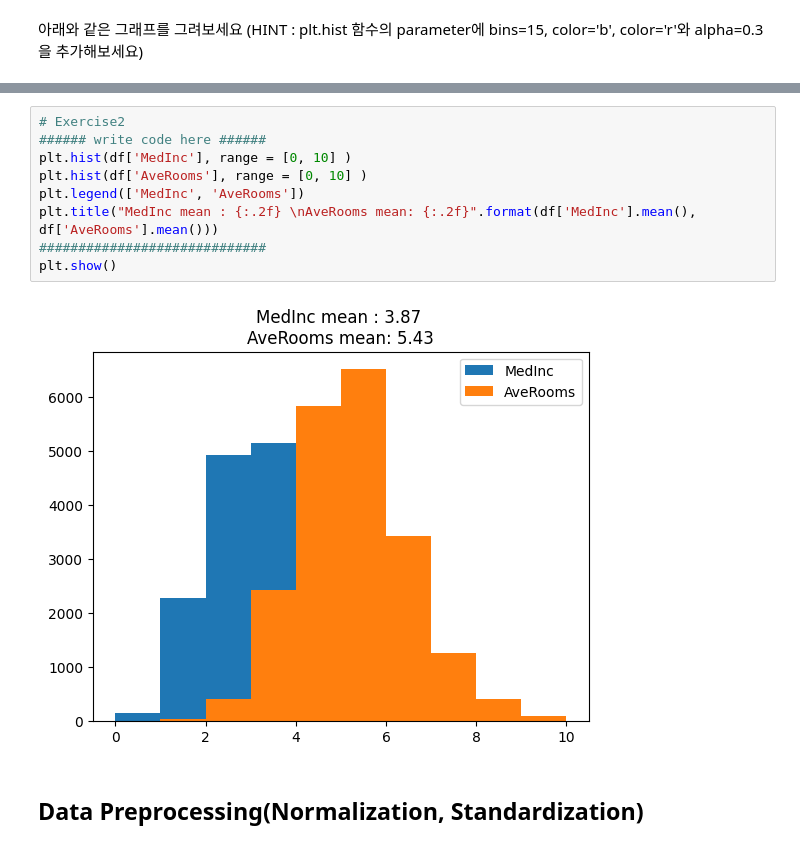
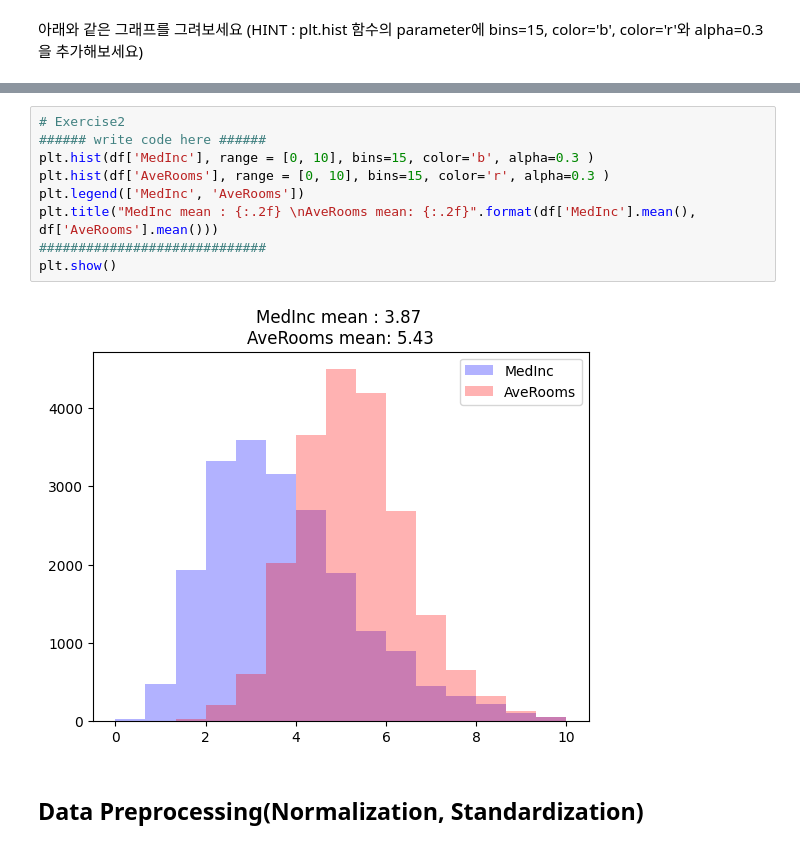
Before and after one commit to rackhyu/2023_SUMMER_SAMSUNG_DL, a Jupyter notebook: 실습자료/Day1/Day1_2_data_visualization_Practice_my.ipynb, the cells around one changed output, grey strips where cells are left out. Drawn from its saved outputs; the diff is of its cells as text.

```diff
--- a/실습자료/Day1/Day1_2_data_visualization_Practice_my.ipynb
+++ b/실습자료/Day1/Day1_2_data_visualization_Practice_my.ipynb
@@ -178,14 +180,14 @@ plt.show()
 # %%
 # Exercise2
 ###### write code here ######
-plt.hist(df['MedInc'], range = [0, 10] )
-plt.hist(df['AveRooms'], range = [0, 10] )
+plt.hist(df['MedInc'], range = [0, 10], bins=15, color='b', alpha=0.3 )
+plt.hist(df['AveRooms'], range = [0, 10], bins=15, color='r', alpha=0.3 )
 plt.legend(['MedInc', 'AveRooms'])
 plt.title("MedInc mean : {:.2f} \nAveRooms mean: {:.2f}".format(df['MedInc'].mean(), df['AveRooms'].mean()))
 #############################
 plt.show()
 # %% [output]
-[figure, old version]
+[figure, new version]
 # %% [markdown]
 ## Data Preprocessing(Normalization, Standardization)
 # %%
```
Also changed, not shown: parts of 6 cells of this notebook.
